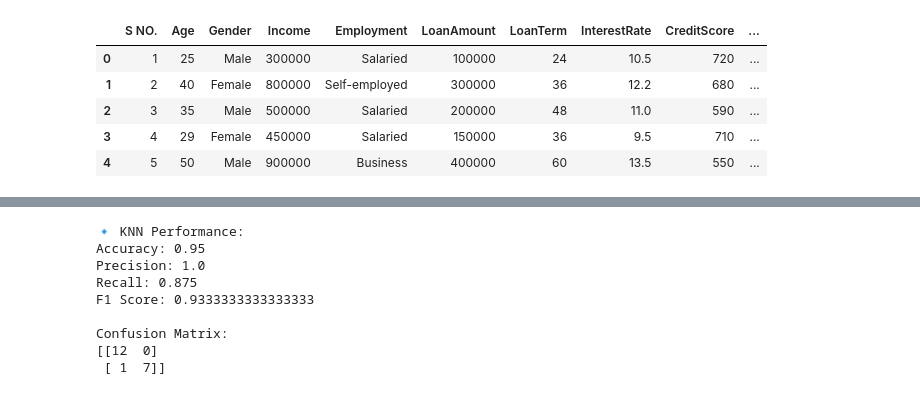
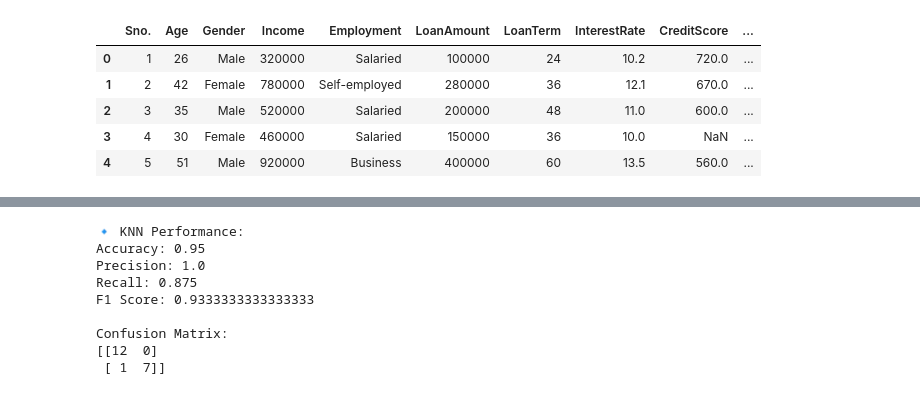
Before and after one commit to abhinavl-art/PBL-PROJECT, a Jupyter notebook: DATA_TRAINING'.ipynb, the cells around one changed output, grey strips where cells are left out. Saved outputs shown, nothing was run; the diff lists cells and outputs as text; code cells hidden in the pictures.

```diff
--- a/DATA_TRAINING'.ipynb
+++ b/DATA_TRAINING'.ipynb
@@ -16,12 +16,12 @@ from sklearn.metrics import confusion_matrix, classification_report, roc_curve,
 
 import matplotlib.pyplot as plt
 # %%
-df = pd.read_csv("E:/B-Tech/AI_ML/ASSIGNMENT/pbl_dataset.csv")
+df = pd.read_csv("pbl_dataset.csv")
 df.head()
 # %% [output]
-|  | S NO. | Age | Gender | Income | Employment | LoanAmount | LoanTerm | InterestRate | CreditScore | ... |
-| 0 | 1 | 25 | Male | 300000 | Salaried | 100000 | 24 | 10.5 | 720 | ... |
-| 1 | 2 | 40 | Female | 800000 | Self-employed | 300000 | 36 | 12.2 | 680 | ... |
-| 2 | 3 | 35 | Male | 500000 | Salaried | 200000 | 48 | 11.0 | 590 | ... |
-| 3 | 4 | 29 | Female | 450000 | Salaried | 150000 | 36 | 9.5 | 710 | ... |
-| 4 | 5 | 50 | Male | 900000 | Business | 400000 | 60 | 13.5 | 550 | ... |
+|  | Sno. | Age | Gender | Income | Employment | LoanAmount | LoanTerm | InterestRate | CreditScore | ... |
+| 0 | 1 | 26 | Male | 320000 | Salaried | 100000 | 24 | 10.2 | 720.0 | ... |
+| 1 | 2 | 42 | Female | 780000 | Self-employed | 280000 | 36 | 12.1 | 670.0 | ... |
+| 2 | 3 | 35 | Male | 520000 | Salaried | 200000 | 48 | 11.0 | 600.0 | ... |
+| 3 | 4 | 30 | Female | 460000 | Salaried | 150000 | 36 | 10.0 | NaN | ... |
+| 4 | 5 | 51 | Male | 920000 | Business | 400000 | 60 | 13.5 | 560.0 | ... |
```
Also changed, not shown: parts of 7 cells of this notebook.
